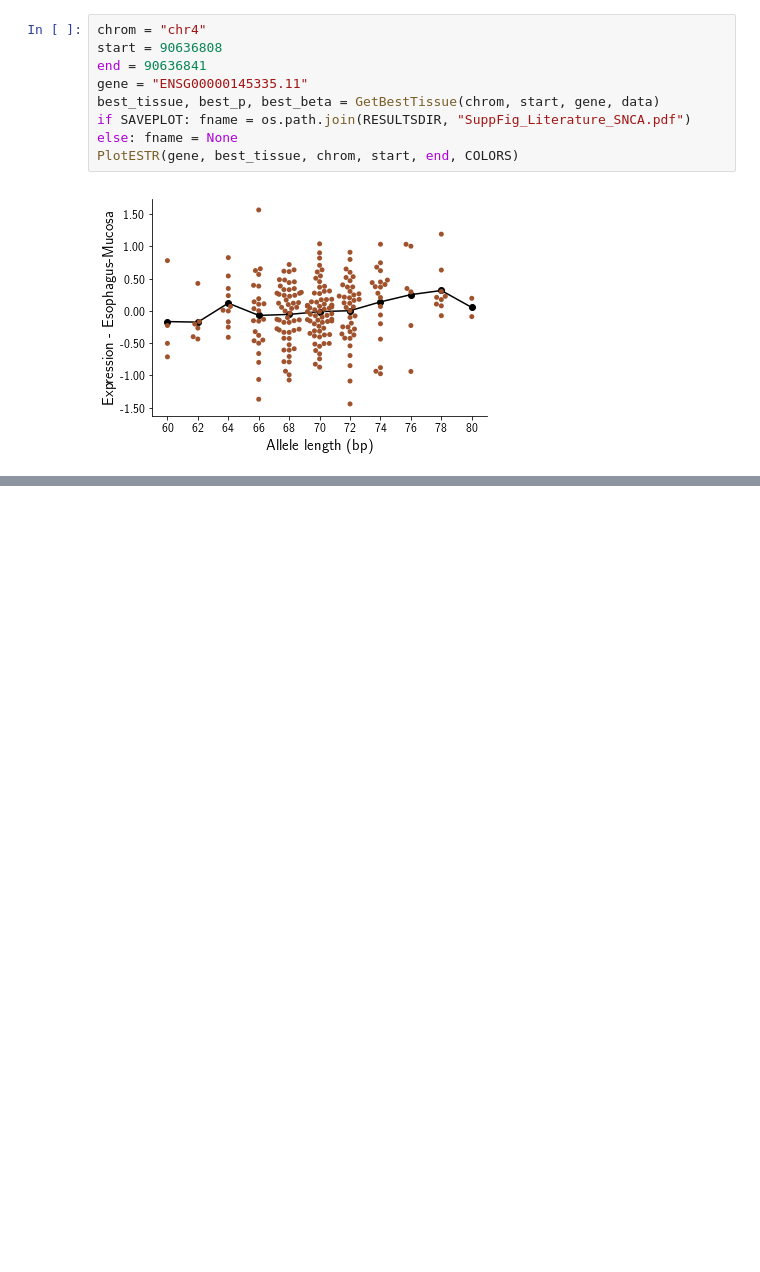
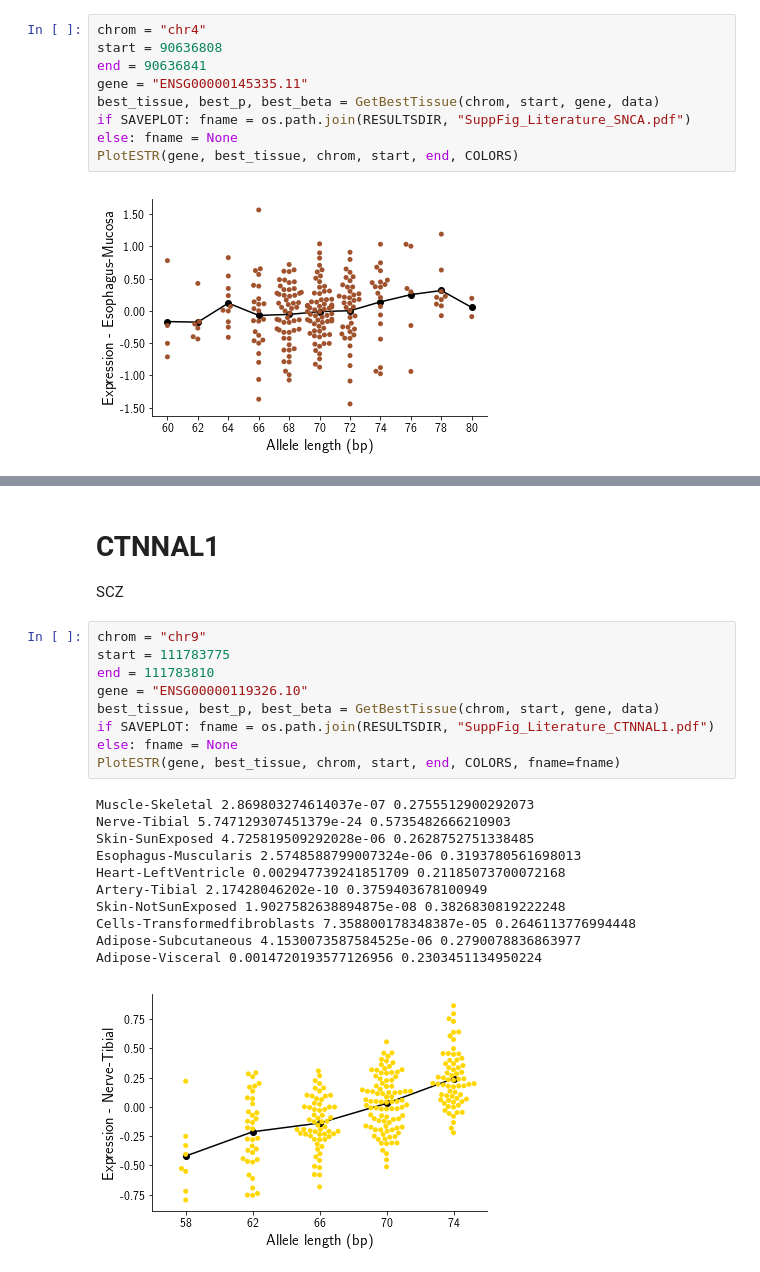
Before and after one commit to gymreklab/gtex-estrs-paper, a Jupyter notebook: Figures/eSTRLiteratureExamples.ipynb, the cells around one changed output, grey strips where cells are left out. Cells and saved outputs as stored; diff of their text form; blank space fills up the shorter version.

```diff
--- a/Figures/eSTRLiteratureExamples.ipynb
+++ b/Figures/eSTRLiteratureExamples.ipynb
@@ -353,0 +399,24 @@ PlotESTR(gene, best_tissue, chrom, start, end, COLORS)
+# %% [markdown]
+# CTNNAL1
+SCZ
+# %%
+chrom = "chr9"
+start = 111783775
+end = 111783810
+gene = "ENSG00000119326.10"
+best_tissue, best_p, best_beta = GetBestTissue(chrom, start, gene, data)
+if SAVEPLOT: fname = os.path.join(RESULTSDIR, "SuppFig_Literature_CTNNAL1.pdf")
+else: fname = None
+PlotESTR(gene, best_tissue, chrom, start, end, COLORS, fname=fname)
+# %% [output]
+Muscle-Skeletal 2.869803274614037e-07 0.2755512900292073
+Nerve-Tibial 5.747129307451379e-24 0.5735482666210903
+Skin-SunExposed 4.725819509292028e-06 0.2628752751338485
+Esophagus-Muscularis 2.5748588799007324e-06 0.3193780561698013
+Heart-LeftVentricle 0.002947739241851709 0.21185073700072168
+Artery-Tibial 2.17428046202e-10 0.3759403678100949
+Skin-NotSunExposed 1.9027582638894875e-08 0.3826830819222248
+Cells-Transformedfibroblasts 7.358800178348387e-05 0.2646113776994448
+Adipose-Subcutaneous 4.1530073587584525e-06 0.2790078836863977
+Adipose-Visceral 0.0014720193577126956 0.2303451134950224
+[figure, added]
```
Also changed, not shown: parts of 48 cells of this notebook, 7 other files.
